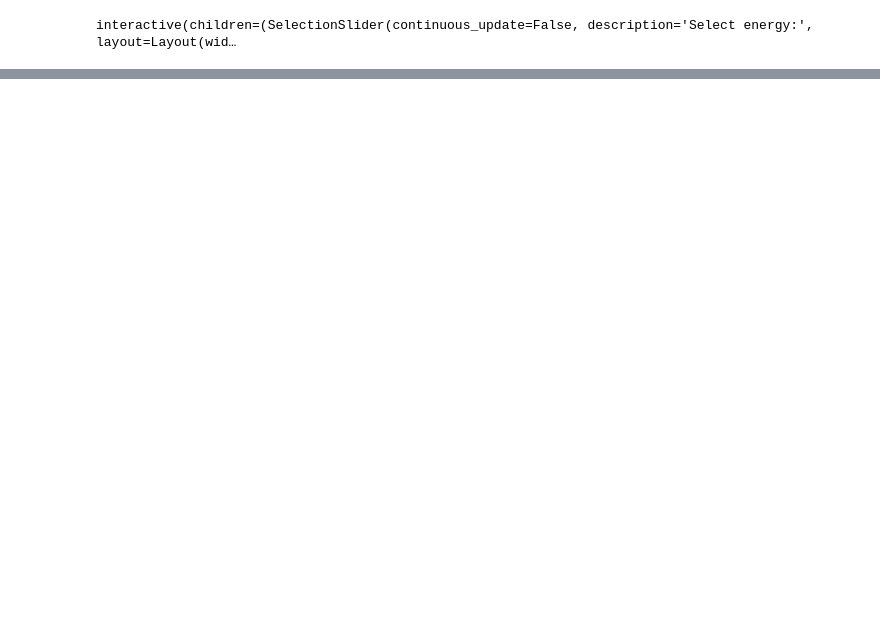
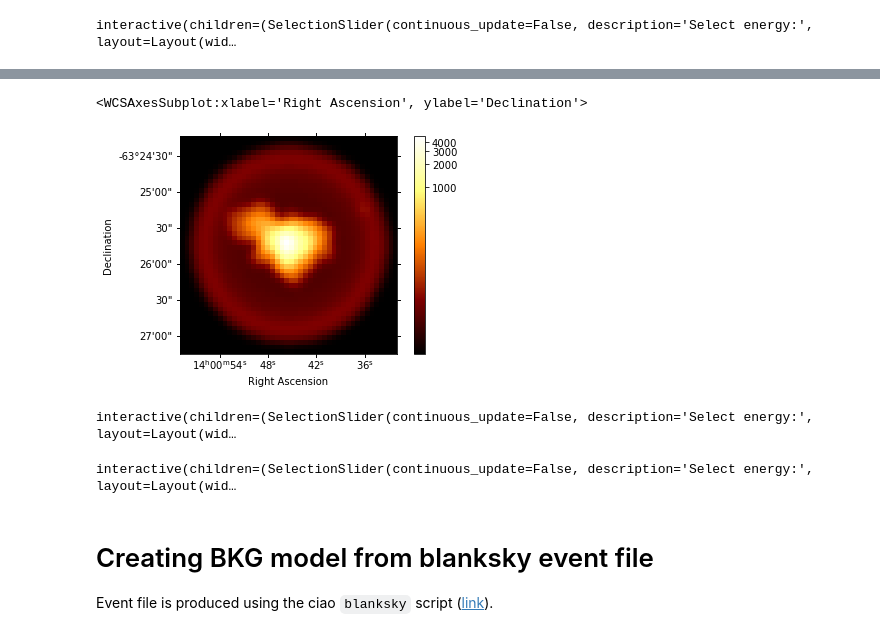
Before and after one commit to facero/3D-Xray-gammapy, a Jupyter notebook: Cube_Xrayfitting_gammapy019.ipynb, the cells around one changed output, grey strips where cells are left out. Saved outputs shown, nothing was run; the diff lists cells and outputs as text; code cells hidden in the pictures; blank space fills up the shorter version.

```diff
--- a/Cube_Xrayfitting_gammapy019.ipynb
+++ b/Cube_Xrayfitting_gammapy019.ipynb
@@ -442,0 +453,17 @@ dataset.residuals(method="diff").sum_over_axes().smooth(width=1).plot(add_cbar=T
+# %%
+dataset.npred().sum_over_axes().smooth(width=1).plot(add_cbar=True,stretch='log')
+# %% [output]
+<WCSAxesSubplot:xlabel='Right Ascension', ylabel='Declination'>
+[figure, added]
+# %%
+dataset.npred().plot_interactive(add_cbar=True,cmap='CMRmap_r',vmin=0)
+# %% [output]
+interactive(children=(SelectionSlider(continuous_update=False, description='Select energy:', layout=Layout(wid…
+# %%
+dataset.residuals(method="diff/model").smooth(width=1.5).plot_interactive(add_cbar=True,cmap='jet')
+# %% [output]
+interactive(children=(SelectionSlider(continuous_update=False, description='Select energy:', layout=Layout(wid…
+# %% [markdown]
+# Creating BKG model from blanksky event file
+
+Event file is produced using the ciao `blanksky` script  ([link](https://cxc.harvard.edu/ciao/ahelp/blanksky.html)).
```
Also changed, not shown: parts of 38 cells of this notebook, 10 other files.
